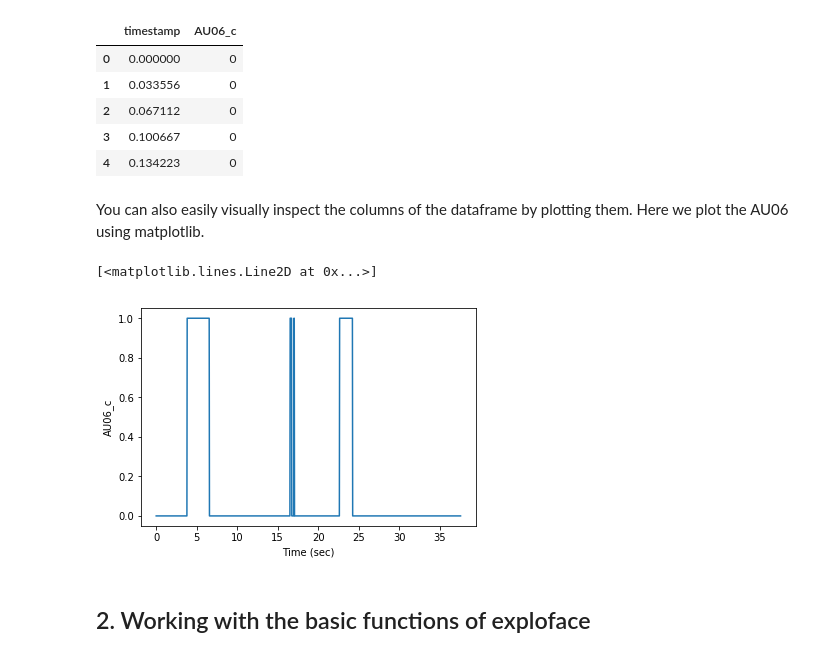
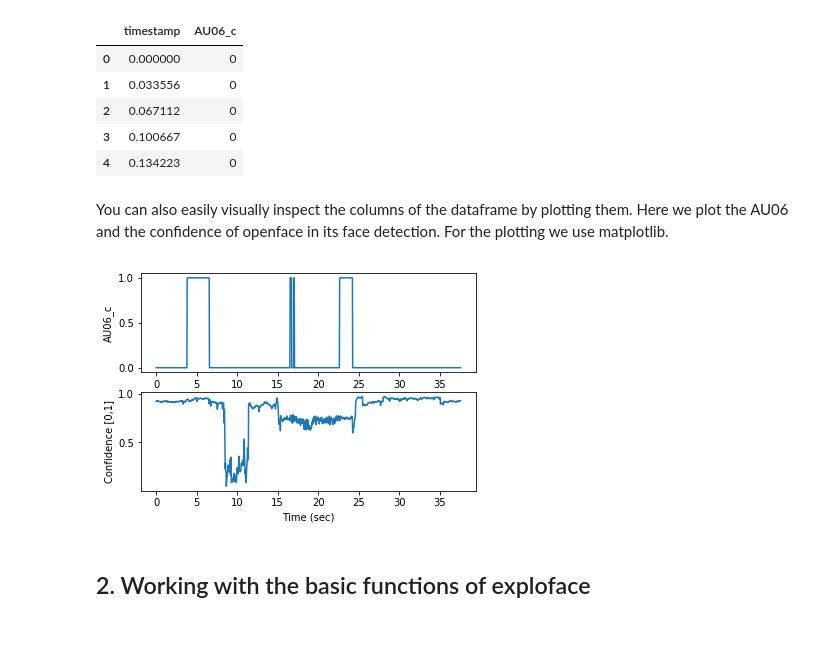
Before and after one commit to emrecdem/exploface, a Jupyter notebook: TUTORIALS/tutorial1.ipynb, the cells around one changed output. Saved outputs shown, nothing was run; the diff lists cells and outputs as text; code cells hidden in the pictures.

```diff
--- a/TUTORIALS/tutorial1.ipynb
+++ b/TUTORIALS/tutorial1.ipynb
@@ -78,14 +78,18 @@ dataframe_openface_output[["timestamp", "AU06_c"]].head(5)
 | 3 | 0.100667 | 0 |
 | 4 | 0.134223 | 0 |
 # %% [markdown]
-You can also easily visually inspect the columns of the dataframe by plotting them. Here we plot the AU06 using matplotlib.
+You can also easily visually inspect the columns of the dataframe by plotting them. Here we plot the AU06 and the confidence of openface in its face detection. For the plotting we use matplotlib.
-# %%
-plt.xlabel("Time (sec)")
-plt.ylabel("AU06_c")
-plt.plot(dataframe_openface_output["timestamp"], dataframe_openface_output["AU06_c"])
-# %% [output]
-[<matplotlib.lines.Line2D at 0x...>]
-[figure, removed]
+# %%
+plt.subplot(2,1,1)
+plt.ylabel("AU06_c")
+plt.plot(dataframe_openface_output["timestamp"], dataframe_openface_output["AU06_c"])
+plt.subplot(2,1,2)
+plt.xlabel("Time (sec)")
+plt.ylabel("Confidence [0,1]")
+plt.plot(dataframe_openface_output["timestamp"], dataframe_openface_output["confidence"])
+plt.show()
+# %% [output]
+[figure, added]
 # %% [markdown]
 ## 2. Working with the basic functions of exploface
 # %% [markdown]
```
Also changed, not shown: parts of 6 cells of this notebook, 2 other files.
